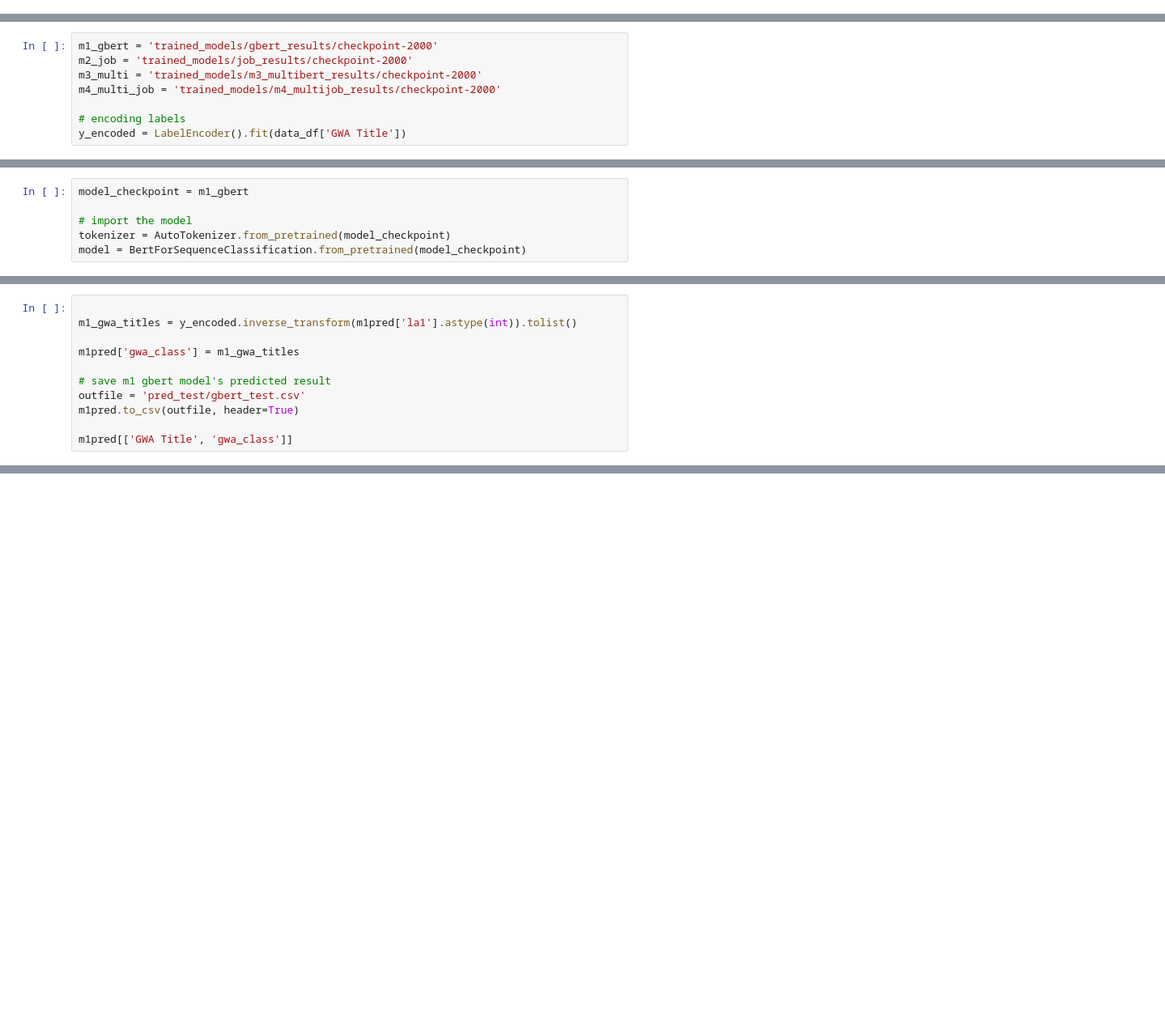
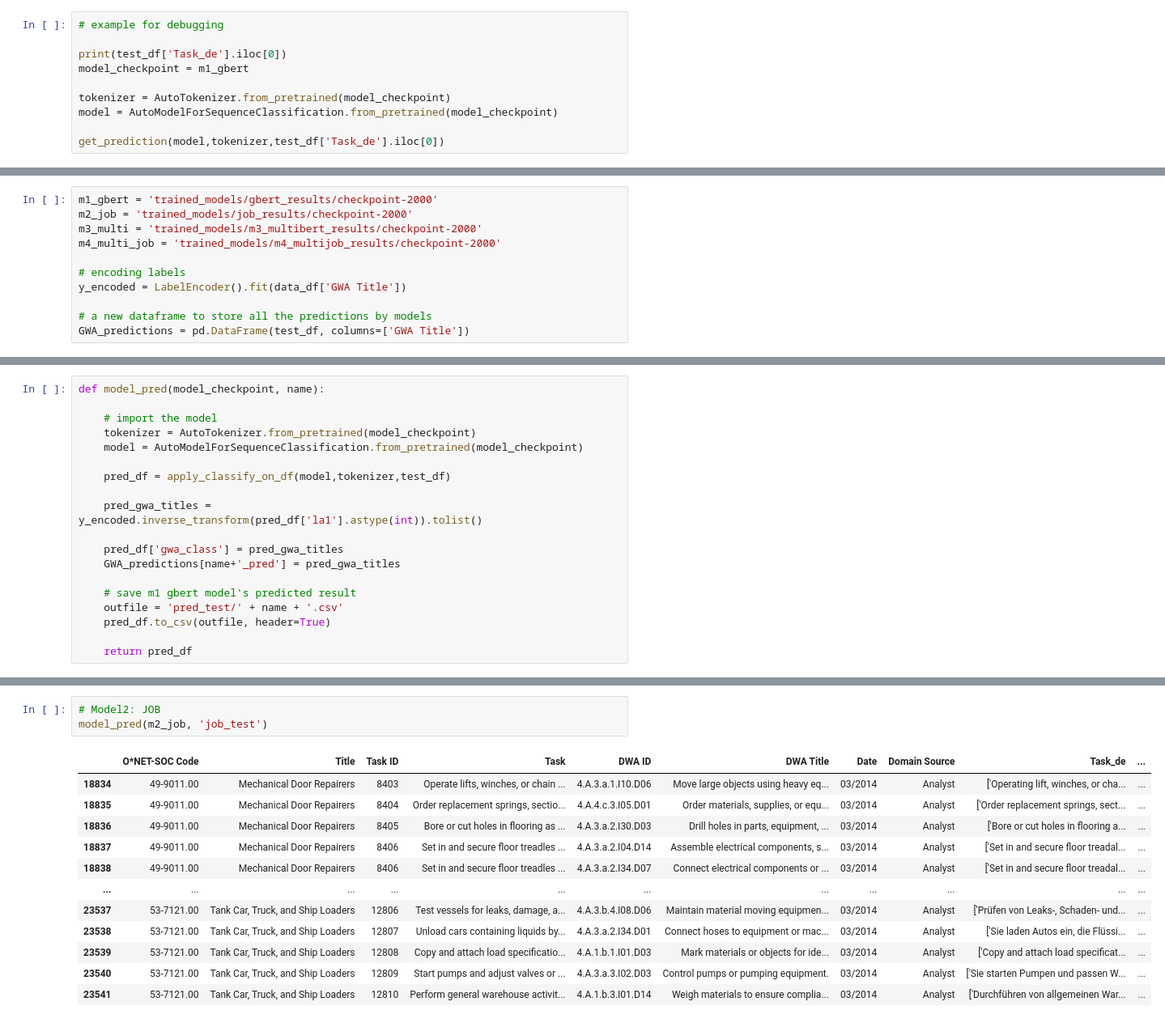
Before and after one commit to Jinqiao-Li/Master-Thesis, a Jupyter notebook: model_measurement.ipynb, the cells around one changed output, grey strips where cells are left out. Shown at 81% size. Drawn from its saved outputs; the diff is of its cells as text; blank space fills up the shorter version.

```diff
--- a/model_measurement.ipynb
+++ b/model_measurement.ipynb
@@ -63 +64,11 @@ def apply_classify_on_df(df):
     return df
+# %%
+# example for debugging
+
+print(test_df['Task_de'].iloc[0])
+model_checkpoint = m1_gbert
+
+tokenizer = AutoTokenizer.from_pretrained(model_checkpoint)
+model = AutoModelForSequenceClassification.from_pretrained(model_checkpoint)
+
+get_prediction(model,tokenizer,test_df['Task_de'].iloc[0])
@@ -92,3 +106,6 @@ m4_multi_job = 'trained_models/m4_multijob_results/checkpoint-2000'
 
 # encoding labels
 y_encoded = LabelEncoder().fit(data_df['GWA Title'])
+
+# a new dataframe to store all the predictions by models
+GWA_predictions = pd.DataFrame(test_df, columns=['GWA Title'])
@@ -97,6 +111,0 @@ y_encoded = LabelEncoder().fit(data_df['GWA Title'])
-# %%
-model_checkpoint = m1_gbert
-
-# import the model
-tokenizer = AutoTokenizer.from_pretrained(model_checkpoint)
-model = BertForSequenceClassification.from_pretrained(model_checkpoint)
@@ -114,11 +112,19 @@ m1pred.head()
 # %%
+def model_pred(model_checkpoint, name):
 
-m1_gwa_titles = y_encoded.inverse_transform(m1pred['la1'].astype(int)).tolist()
+    # import the model
+    tokenizer = AutoTokenizer.from_pretrained(model_checkpoint)
+    model = AutoModelForSequenceClassification.from_pretrained(model_checkpoint)
 
-m1pred['gwa_class'] = m1_gwa_titles
+    pred_df = apply_classify_on_df(model,tokenizer,test_df)
 
-# save m1 gbert model's predicted result
-outfile = 'pred_test/gbert_test.csv'
-m1pred.to_csv(outfile, header=True)
+    pred_gwa_titles = y_encoded.inverse_transform(pred_df['la1'].astype(int)).tolist()
 
-m1pred[['GWA Title', 'gwa_class']]
+    pred_df['gwa_class'] = pred_gwa_titles
+    GWA_predictions[name+'_pred'] = pred_gwa_titles
+
+    # save m1 gbert model's predicted result
+    outfile = 'pred_test/' + name + '.csv'
+    pred_df.to_csv(outfile, header=True)
+
+    return pred_df
@@ -282,0 +151,16 @@ compute_macro(m4pred['GWA Title'], m4pred['gwa_class'])
+# %%
+# Model2: JOB
+model_pred(m2_job, 'job_test')
+# %% [output]
+|  | O*NET-SOC Code | Title | Task ID | Task | DWA ID | DWA Title | Date | Domain Source | Task_de | ... |
+| 18834 | 49-9011.00 | Mechanical Door Repairers | 8403 | Operate lifts, winches, or chain ... | 4.A.3.a.1.I10.D06 | Move large objects using heavy eq... | 03/2014 | Analyst | ['Operating lift, winches, or cha... | ... |
+| 18835 | 49-9011.00 | Mechanical Door Repairers | 8404 | Order replacement springs, sectio... | 4.A.4.c.3.I05.D01 | Order materials, supplies, or equ... | 03/2014 | Analyst | ['Order replacement springs, sect... | ... |
+| 18836 | 49-9011.00 | Mechanical Door Repairers | 8405 | Bore or cut holes in flooring as ... | 4.A.3.a.2.I30.D03 | Drill holes in parts, equipment, ... | 03/2014 | Analyst | ['Bore or cut holes in flooring a... | ... |
+| 18837 | 49-9011.00 | Mechanical Door Repairers | 8406 | Set in and secure floor treadles ... | 4.A.3.a.2.I04.D14 | Assemble electrical components, s... | 03/2014 | Analyst | ['Set in and secure floor treadal... | ... |
+| 18838 | 49-9011.00 | Mechanical Door Repairers | 8406 | Set in and secure floor treadles ... | 4.A.3.a.2.I34.D07 | Connect electrical components or ... | 03/2014 | Analyst | ['Set in and secure floor treadal... | ... |
+| ... | ... | ... | ... | ... | ... | ... | ... | ... | ... | ... |
+| 23537 | 53-7121.00 | Tank Car, Truck, and Ship Loaders | 12806 | Test vessels for leaks, damage, a... | 4.A.3.b.4.I08.D06 | Maintain material moving equipmen... | 03/2014 | Analyst | ['Prüfen von Leaks-, Schaden- und... | ... |
+| 23538 | 53-7121.00 | Tank Car, Truck, and Ship Loaders | 12807 | Unload cars containing liquids by... | 4.A.3.a.2.I34.D01 | Connect hoses to equipment or mac... | 03/2014 | Analyst | ['Sie laden Autos ein, die Flüssi... | ... |
+| 23539 | 53-7121.00 | Tank Car, Truck, and Ship Loaders | 12808 | Copy and attach load specificatio... | 4.A.1.b.1.I01.D03 | Mark materials or objects for ide... | 03/2014 | Analyst | ['Copy and attach load specificat... | ... |
+| 23540 | 53-7121.00 | Tank Car, Truck, and Ship Loaders | 12809 | Start pumps and adjust valves or ... | 4.A.3.a.3.I02.D03 | Control pumps or pumping equipment. | 03/2014 | Analyst | ['Sie starten Pumpen und passen W... | ... |
+| 23541 | 53-7121.00 | Tank Car, Truck, and Ship Loaders | 12810 | Perform general warehouse activit... | 4.A.1.b.3.I01.D14 | Weigh materials to ensure complia... | 03/2014 | Analyst | ['Durchführen von allgemeinen War... | ... |
```
Also changed, not shown: parts of 29 cells of this notebook.
